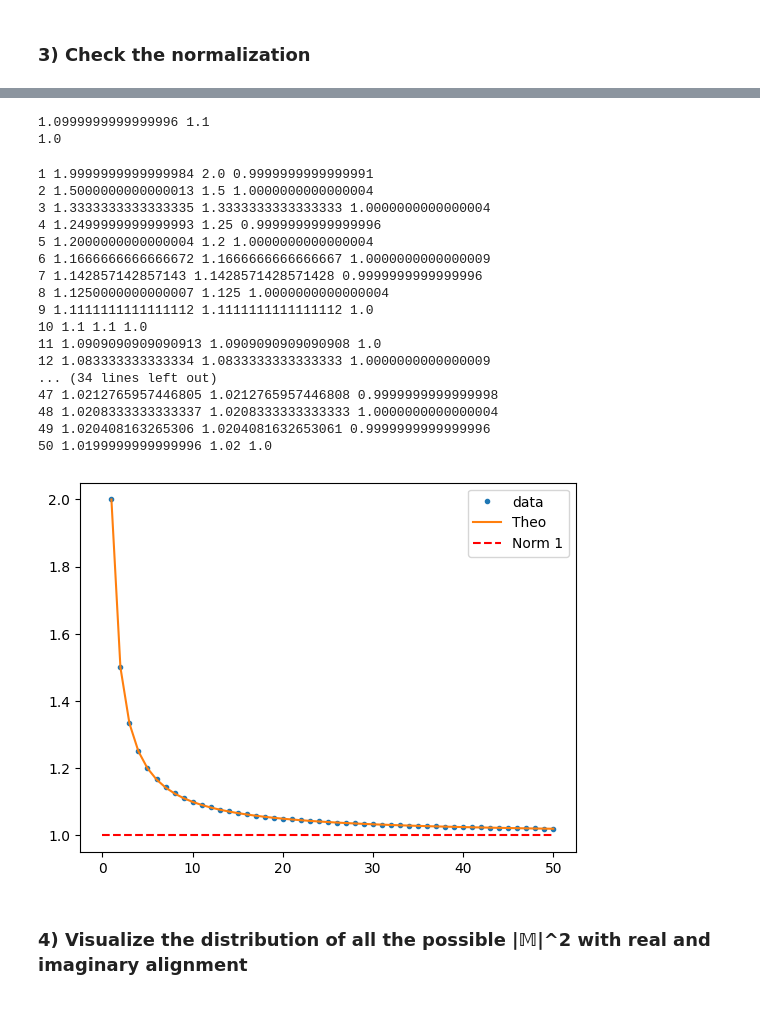
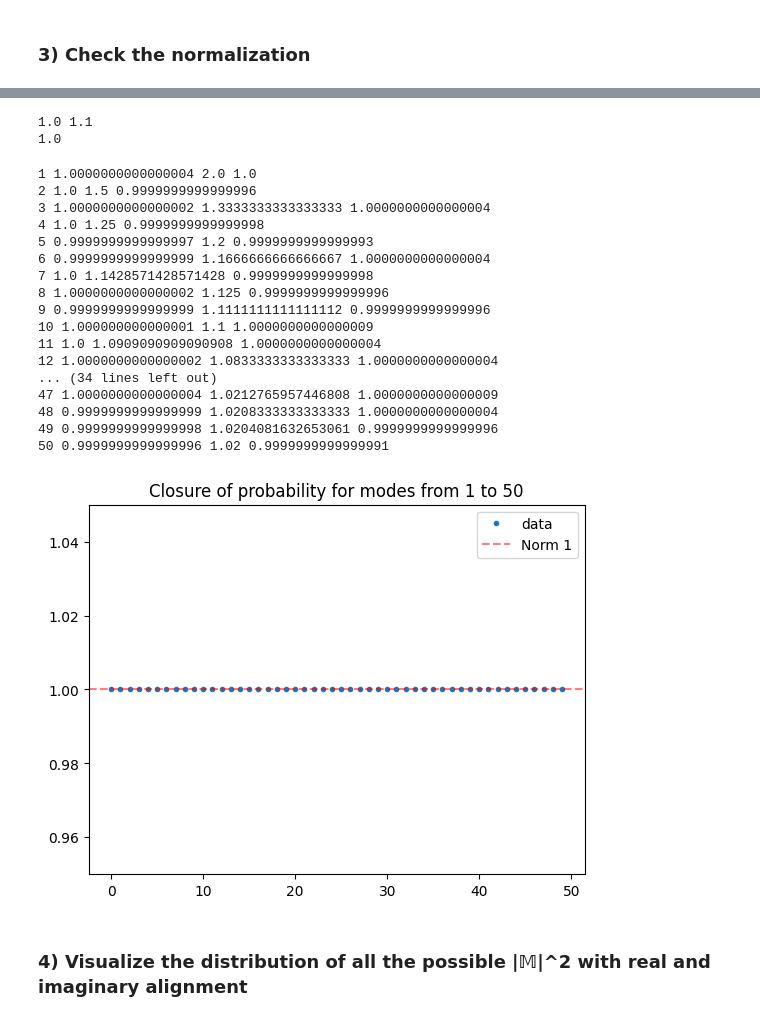
Before and after one commit to GabrieleGasbarri10/Photonic_Hopfield, a Jupyter notebook: p-HOPtonic_tool.ipynb, the cells around one changed output, grey strips where cells are left out. Saved outputs shown, nothing was run; the diff lists cells and outputs as text; code cells hidden in the pictures.

Commit message:
norm correction, overlap re defined

```diff
--- a/p-HOPtonic_tool.ipynb
+++ b/p-HOPtonic_tool.ipynb
@@ -189,9 +186,9 @@ def run_experiment(S, k1, k2):
 
     if (k1 != k2):
 
-        𝕄_real = (np.sqrt(2)/M)*np.dot(Sk1, sigma_real)*np.dot(Sk2, sigma_real) + ((2-np.sqrt(2))/M) * np.dot(Sk2, Sk1)
+        𝕄_real = (np.sqrt(2)/M)*np.dot(Sk1, sigma_real)*np.dot(Sk2, sigma_real) #+ ((2-np.sqrt(2))/M) * np.dot(Sk2, Sk1)
 
-        𝕄_imaginary = (np.sqrt(2)/M)*np.dot(Sk1, sigma_imaginary)*np.dot(Sk2, sigma_imaginary) + ((2-np.sqrt(2))/M) * np.dot(Sk2, Sk1)
+        𝕄_imaginary = (np.sqrt(2)/M)*np.dot(Sk1, sigma_imaginary)*np.dot(Sk2, sigma_imaginary) #+ ((2-np.sqrt(2))/M) * np.dot(Sk2, Sk1)
 
         #𝕄_real = (2*np.sqrt(2)/np.sqrt(M*(M+1)))*np.dot(Sk1, sigma_real)*np.dot(Sk2, sigma_real)
 
@@ -199,9 +196,9 @@ def run_experiment(S, k1, k2):
 
     else: # bunched configuration
 
-        𝕄_real = (1/M)*np.dot(Sk1, sigma_real)**2 + ((np.sqrt(2)-1)/M) * np.dot(Sk2, Sk1)
+        𝕄_real = (1/M)*np.dot(Sk1, sigma_real)**2 #+ ((np.sqrt(2)-1)/M) * np.dot(Sk2, Sk1)
 
-        𝕄_imaginary = (1/M)*np.dot(Sk1, sigma_imaginary)**2 + ((np.sqrt(2)-1)/M) * np.dot(Sk2, Sk1)
+        𝕄_imaginary = (1/M)*np.dot(Sk1, sigma_imaginary)**2 #+ ((np.sqrt(2)-1)/M) * np.dot(Sk2, Sk1)
 
         #𝕄_real = (2/np.sqrt(M*(M+1)))*np.dot(Sk1, sigma_real)**2 - (2 - np.sqrt(2))/np.sqrt(M*(M+1))
 
@@ -362,11 +359,11 @@ def check_norm(n, best_sigma_r, S):
       Sk1 = S[i,:]
       Sk2 = S[j,:]
       if i == j:
-        # M[i,j] = 2*np.dot(S[i,:], best_sigma_r)**2/(n*np.sqrt(7.5))-(2-np.sqrt(2))/(n*np.sqrt(7.5))
-        M[i,j] = (1/n)*np.dot(Sk1, best_sigma_r)**2 + ((np.sqrt(2)-1)/n) * np.dot(Sk2, Sk1)
+        M[i,j] = (1/n)*(np.dot(Sk1, best_sigma_r))**2  # + ((np.sqrt(2)-1)/n) * np.dot(Sk2, Sk1)
+        # M[i,j] = (1/np.sqrt(n*(n+1)))*np.dot(Sk1, best_sigma_r)**2 + ((np.sqrt(2)-1)/np.sqrt(n*(n+1))) * np.dot(Sk2, Sk1)
       elif i<j:
-        # M[i,j] = 2*np.sqrt(2)*np.dot(S[i,:], best_sigma_r)*np.dot(S[j,:], best_sigma_r)/(n*np.sqrt(7.5))
-        M[i,j] = (np.sqrt(2)/n)*np.dot(Sk1, best_sigma_r)*np.dot(Sk2, best_sigma_r) + ((2-np.sqrt(2))/n) * np.dot(Sk2, Sk1)
+        # M[i,j] = 2*np.sqrt(2)*np.dot(S[i,:], best_sigma_r)*np.dot(S[j,:], best_sigma_r)/(n) + np.dot(Sk2, Sk1)*(2-np.sqrt(2))/n
+        M[i,j] = (np.sqrt(2)/n)*np.dot(Sk1, best_sigma_r)*np.dot(Sk2, best_sigma_r) #+ ((2-np.sqrt(2))/np.sqrt(n*(n+1))) * np.dot(Sk2, Sk1)
 
   mki_2_2 += mki_2**2
   M_abs_sq += abs(M)**2
@@ -417,7 +414,7 @@ do_a_print = False
 M_norm_l = []
 m_norm_l = []
 
-for i in range(n_samp):
+for k in range(n_samp):
     S = generate_random_haar(M)
     sigma_r, sigma_i, M_r, M_i, e_vec, e_val, best_k = find_best_alignment(
         S, exclude_bunched, do_a_print
@@ -433,7 +430,7 @@ mean_m_norm = np.mean(m_norm_l)
 print(mean_M_norm, 1 + 1/M)
 print(mean_m_norm)
 # %% [output]
-1.0999999999999996 1.1
+1.0 1.1
 1.0
 # %%
 M_norm_f = []
@@ -460,34 +457,42 @@ for j in range(M_max):              # M = 1..10
 
     print(M, mean_M_norm, 1 + 1/M, mean_m_norm)
 # %% [output]
-1 1.9999999999999984 2.0 0.9999999999999991
-2 1.5000000000000013 1.5 1.0000000000000004
-3 1.3333333333333335 1.3333333333333333 1.0000000000000004
-4 1.2499999999999993 1.25 0.9999999999999996
-5 1.2000000000000004 1.2 1.0000000000000004
-6 1.1666666666666672 1.1666666666666667 1.0000000000000009
-7 1.142857142857143 1.1428571428571428 0.9999999999999996
-8 1.1250000000000007 1.125 1.0000000000000004
-9 1.1111111111111112 1.1111111111111112 1.0
-10 1.1 1.1 1.0
-11 1.0909090909090913 1.0909090909090908 1.0
-12 1.083333333333334 1.0833333333333333 1.0000000000000009
+1 1.0000000000000004 2.0 1.0
+2 1.0 1.5 0.9999999999999996
+3 1.0000000000000002 1.3333333333333333 1.0000000000000004
+4 1.0 1.25 0.9999999999999998
+5 0.9999999999999997 1.2 0.9999999999999993
+6 0.9999999999999999 1.1666666666666667 1.0000000000000004
+7 1.0 1.1428571428571428 0.9999999999999998
+8 1.0000000000000002 1.125 0.9999999999999996
+9 0.9999999999999999 1.1111111111111112 0.9999999999999996
+10 1.000000000000001 1.1 1.0000000000000009
+11 1.0 1.0909090909090908 1.0000000000000004
+12 1.0000000000000002 1.0833333333333333 1.0000000000000004
 ... (34 lines left out)
-47 1.0212765957446805 1.0212765957446808 0.9999999999999998
-48 1.0208333333333337 1.0208333333333333 1.0000000000000004
-49 1.020408163265306 1.0204081632653061 0.9999999999999996
-50 1.0199999999999996 1.02 1.0
+47 1.0000000000000004 1.0212765957446808 1.0000000000000009
+48 0.9999999999999999 1.0208333333333333 1.0000000000000004
+49 0.9999999999999998 1.0204081632653061 0.9999999999999996
+50 0.9999999999999996 1.02 0.9999999999999991
 # %%
 x = np.arange(1, M_max+1)
 y = 1 + 1/x
 
-plt.plot(x, np.array(M_norm_f), ".", label="data")
-plt.plot(x, y, "-", label="Theo")
-plt.hlines(1.0, 0, M_max, label="Norm 1", linestyles="dashed", color = "red")
+M_norm_f_arr = np.asarray(M_norm_f)
+if M_norm_f_arr.shape[0] != x.shape[0]:
+    raise ValueError(f"Shape mismatch: len(x)={len(x)} vs len(M_norm_f)={len(M_norm_f_arr)}")
+
+plt.figure()
+plt.plot(M_norm_f_arr, "o", label="data", markersize=3)
+
+#plt.plot(x, y, "-", label="Theo")
+plt.title("Closure of probability for modes from 1 to 50")
+plt.axhline(1.0, label="Norm 1", linestyle="--", color="red", alpha = 0.5)
+plt.ylim(0.95,1.05)
 plt.legend()
 plt.show()
 # %% [output]
-[figure, old version]
+[figure, new version]
 # %% [markdown]
 ### 4) Visualize the distribution of all the possible |𝕄|^2 with real and imaginary alignment
 # %%
```
Also changed, not shown: parts of 6 cells of this notebook.
